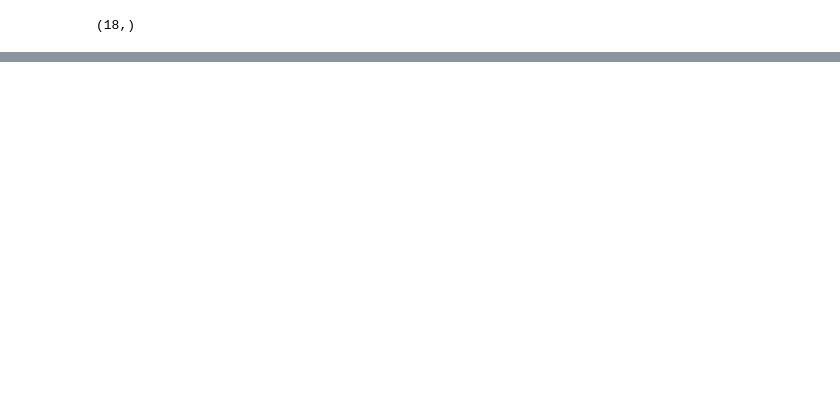
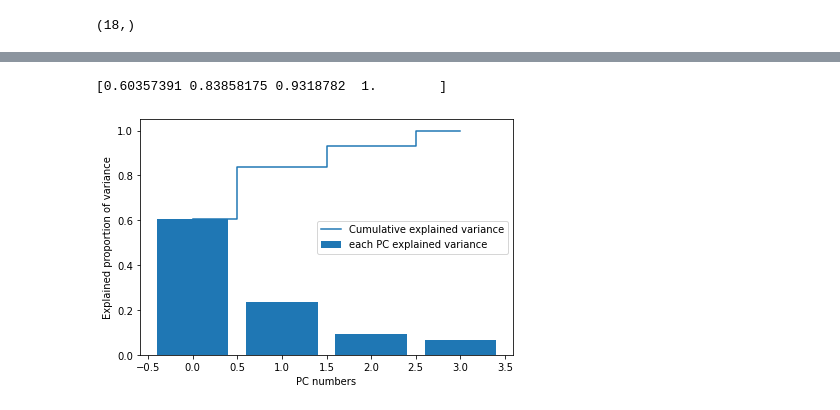
Before and after one commit to joshua-j-hong/COGS118B_Project, a Jupyter notebook: project_code.ipynb, the cells around one changed output, grey strips where cells are left out. Cells and saved outputs as stored; diff of their text form; code cells hidden in the pictures; blank space fills up the shorter version.

```diff
--- a/project_code.ipynb
+++ b/project_code.ipynb
@@ -285,0 +346,20 @@ z_hat.shape
+# %%
+
+total_egnvalues = sum(eigvals)
+exp_prop_var=[]
+for i in (eigvals):
+    exp_prop_var.append(i/total_egnvalues)
+
+cum_exp_var = np.cumsum(exp_prop_var)
+# visualizing culmulative expalined and variance and the number of PC that it needs to get there
+print(cum_exp_var)
+plt.bar(range(0,len(exp_prop_var)), exp_prop_var, label='each PC explained variance')
+plt.step(range(0,len(cum_exp_var)), cum_exp_var, where='mid',label='Cumulative explained variance')
+plt.ylabel('Explained proportion of variance')
+plt.xlabel('PC numbers')
+plt.legend(loc='best')
+plt.tight_layout()
+plt.show()
+# %% [output]
+[0.60357391 0.83858175 0.9318782  1.        ]
+[figure, added]
```
Also changed, not shown: parts of 62 cells of this notebook.
